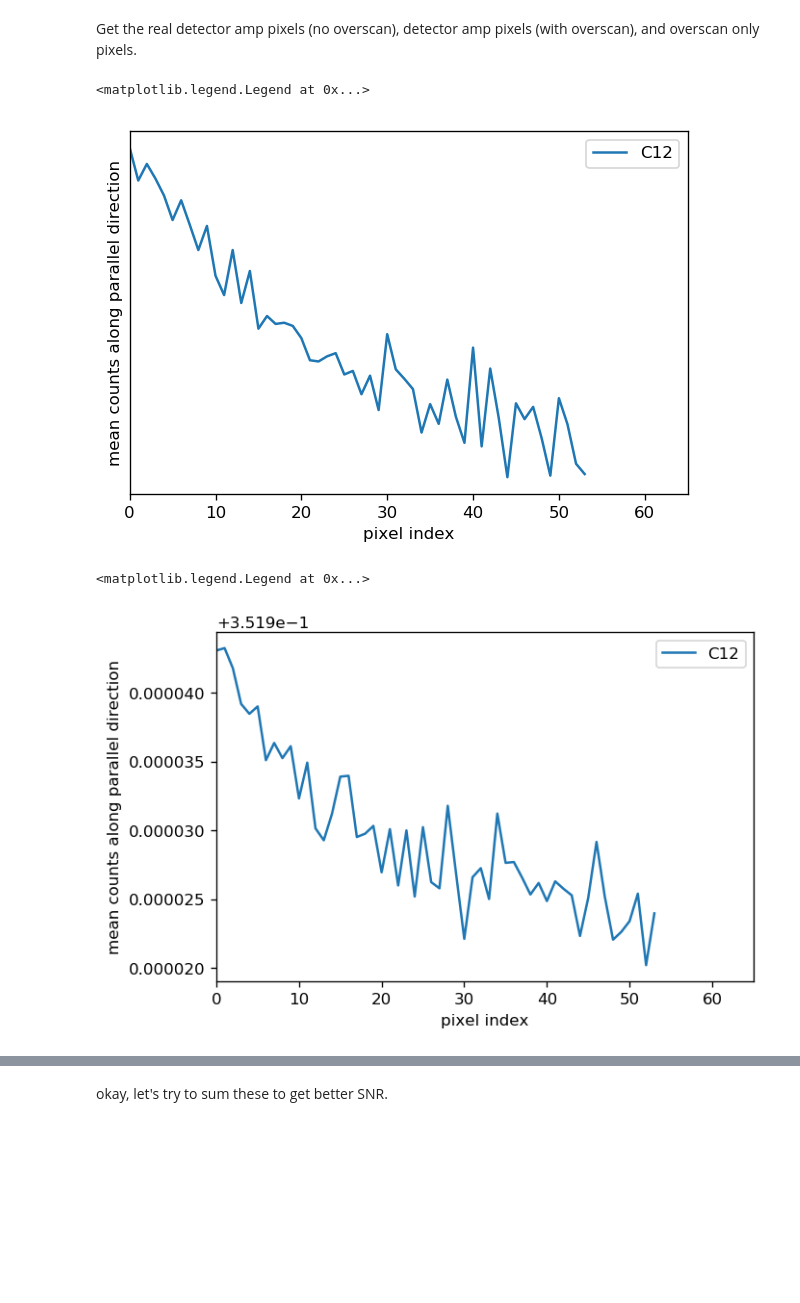
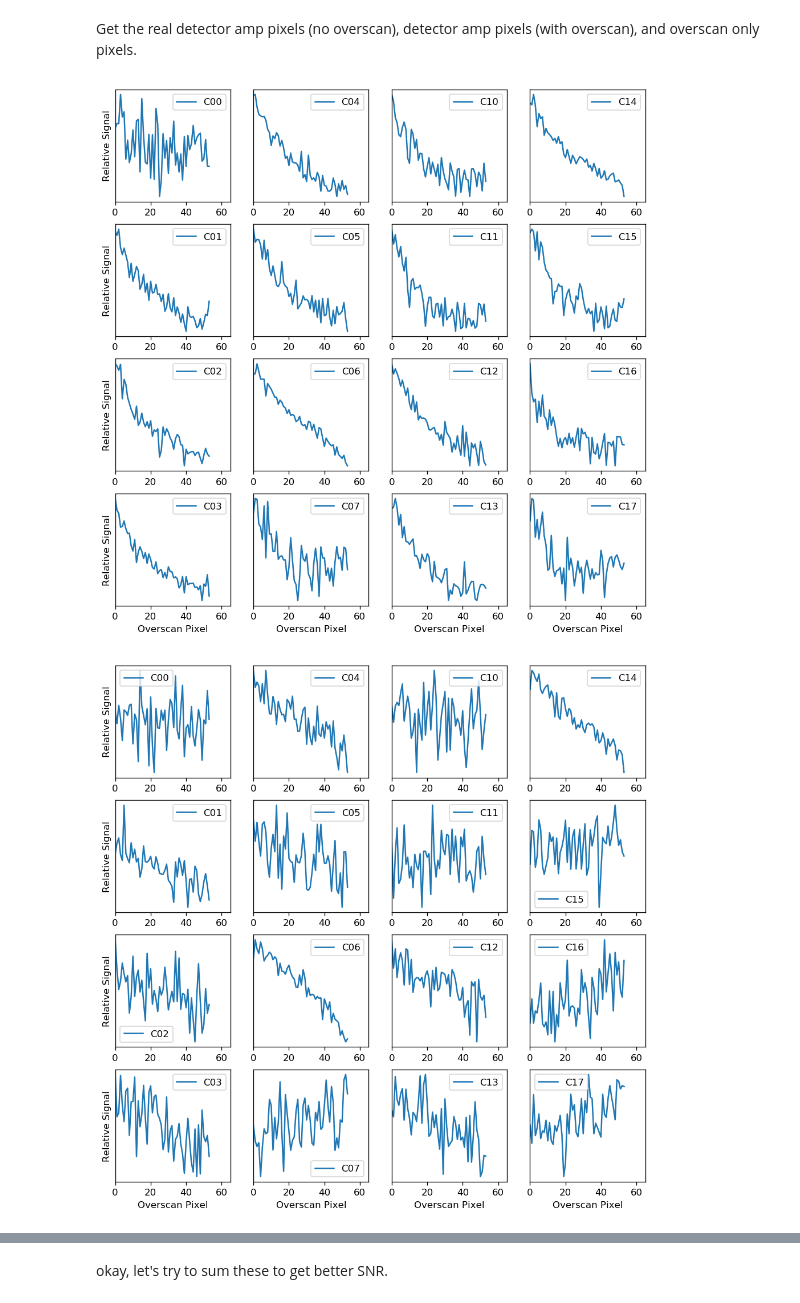
Before and after one commit to lsst/bootcamp-work, a Jupyter notebook: isr_exploration/hysteresis.ipynb, the cells around one changed output, grey strips where cells are left out. Saved outputs shown, nothing was run; the diff lists cells and outputs as text; code cells hidden in the pictures; blank space fills up the shorter version.

Commit message:
BS added 16 amp subplots plus generating master high,low,bias arrays

```diff
--- a/isr_exploration/hysteresis.ipynb
+++ b/isr_exploration/hysteresis.ipynb
@@ -123,35 +123,45 @@ for key, value in flipXY.items():
         allpixels[key] = raw[allbbox].getMaskedImage().getImage().clone()
         overscanpixels[key] = raw[overscanbbox].getMaskedImage().getImage().clone()
 # %%
+overscanmeans = {}
+allmeans = {}
+detmeans = {}
+longcti = {}
+i=0
+fig, axs = plt.subplots(4, 4, figsize=(10, 10))
+
 for channel_name, flips in flipXY.items():
     # get all the amps in the same orientation and plot the mean along the y-axis
     detarr = detectorpixels[channel_name].getArray() # pull out numpy array
     allarr = allpixels[channel_name].getArray() # pull out numpy array
     overscanarr = overscanpixels[channel_name].getArray() # pull out numpy array
     fx, fy = flips
     if fx:
         detarr = numpy.flip(detarr, axis=1)
         allarr = numpy.flip(allarr, axis=1)
         overscanarr = numpy.flip(overscanarr, axis=1)
     if fy:
         detarr = numpy.flip(detarr, axis=0)
         allarr = numpy.flip(allarr, axis=0)
         overscanarr = numpy.flip(overscanarr, axis=0)
     # aggregate along y-axis.  It's ok to use array math here since we don't have any masks to begin with.
-    overscanmean = numpy.mean(overscanarr, axis=0)
-    allmean = numpy.mean(allarr, axis=0)
+    overscanmeans[channel_name] = numpy.mean(overscanarr, axis=0)
+    allmeans[channel_name] = numpy.mean(allarr, axis=0)
     # get the mean level in the detector
-    detmean = numpy.mean(detarr)
-    longcti=overscanmean/detmean
-    plt.semilogy(overscanmean/detmean, label=channel_name)
-plt.xlabel('pixel index')
-plt.ylabel('mean counts along parallel direction')
-plt.xlim(0, 65)
-#plt.ylim(0.4,0.5)
-plt.legend()
+    detmeans[channel_name] = numpy.mean(detarr)
+    longcti[channel_name]=overscanmeans[channel_name]/detmeans[channel_name]
+    indx = i%4
+    indy = i//4
+    i+=1
+    axs[indx][indy].semilogy(overscanmeans[channel_name]/detmeans[channel_name], label=channel_name)
+    axs[indx][indy].set_xlim(0,65)
+    axs[indx][indy].legend()
+    if indx == 3:
+        axs[indx][indy].set_xlabel('Overscan Pixel')
+    if indy == 0:
+        axs[indx][indy].set_ylabel('Relative Signal')
 # %% [output]
-<matplotlib.legend.Legend at 0x...>
-[figure, old version]
+[figure, new version]
 # %%
 # for low flux
 dId=dict(visit=shortexposurevisits[0],detectorName='S11')
@@ -171,6 +181,13 @@ for key, value in flipXY.items():
         allpixels[key] = raw[allbbox].getMaskedImage().getImage().clone()
         overscanpixels[key] = raw[overscanbbox].getMaskedImage().getImage().clone()
 # %%
+overscanmeans = {}
+allmeans = {}
+detmeans = {}
+longcti = {}
+i=0
+fig, axs = plt.subplots(4, 4, figsize=(10, 10))
+
 for channel_name, flips in flipXY.items():
     # get all the amps in the same orientation and plot the mean along the y-axis
     detarr = detectorpixels[channel_name].getArray() # pull out numpy array
@@ -186,20 +203,23 @@ for channel_name, flips in flipXY.items():
         allarr = numpy.flip(allarr, axis=0)
         overscanarr = numpy.flip(overscanarr, axis=0)
     # aggregate along y-axis.  It's ok to use array math here since we don't have any masks to begin with.
-    overscanmean = numpy.mean(overscanarr, axis=0)
+    overscanmeans[channel_name] = numpy.mean(overscanarr, axis=0)
+    allmeans[channel_name] = numpy.mean(allarr, axis=0)
     # get the mean level in the detector
-    detmean = numpy.mean(detarr)
-#    plt.semilogy((overscanmean/detmean), label=channel_name)
-# if we want the ratio high flux/low flux:
-    plt.plot(longcti/(overscanmean/detmean), label=channel_name)
-
-plt.xlabel('pixel index')
-plt.ylabel('mean counts along parallel direction')
-plt.xlim(0, 65)
-plt.legend()
+    detmeans[channel_name] = numpy.mean(detarr)
+    longcti[channel_name]=overscanmeans[channel_name]/detmeans[channel_name]
+    indx = i%4
+    indy = i//4
+    i+=1
+    axs[indx][indy].semilogy(overscanmeans[channel_name]/detmeans[channel_name], label=channel_name)
+    axs[indx][indy].set_xlim(0,65)
+    axs[indx][indy].legend()
+    if indx == 3:
+        axs[indx][indy].set_xlabel('Overscan Pixel')
+    if indy == 0:
+        axs[indx][indy].set_ylabel('Relative Signal')
 # %% [output]
-<matplotlib.legend.Legend at 0x...>
-[figure, old version]
+[figure, new version]
 # %%
 # for bias
 dId=dict(visit=biasvisits[0],detectorName='S11')
```
Also changed, not shown: parts of 18 cells of this notebook.
